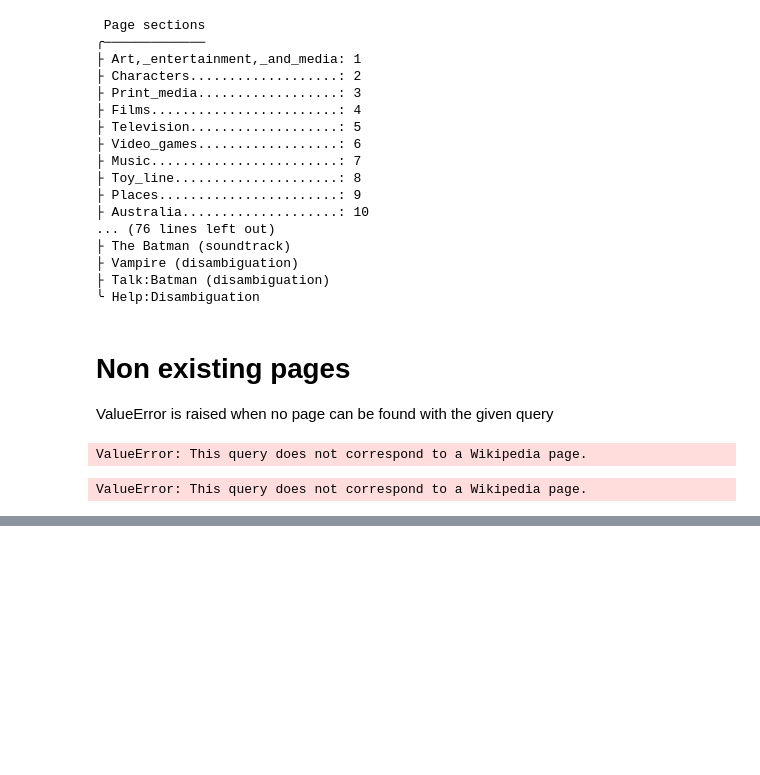
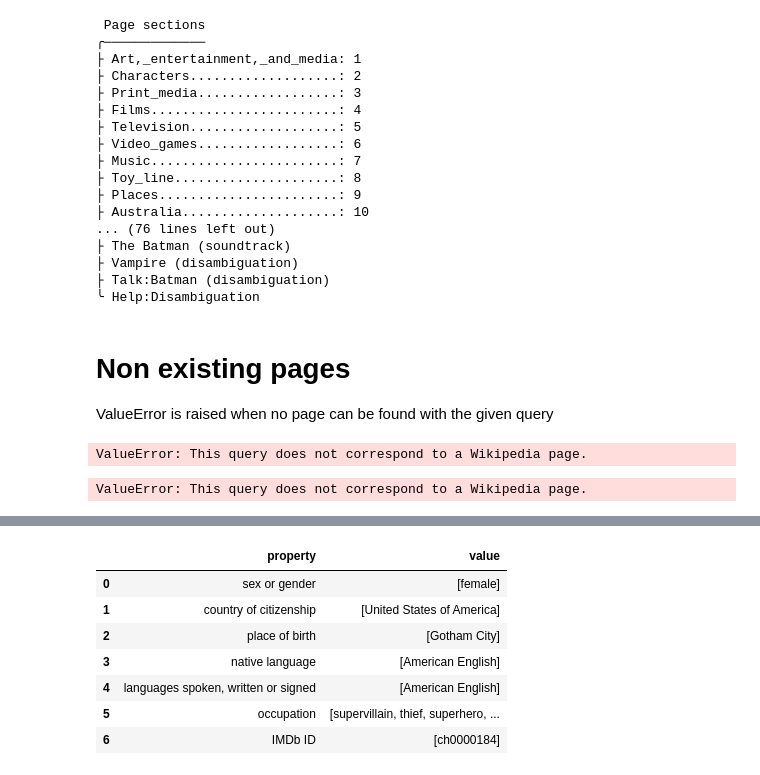
Before and after one commit to dataforgoodfr/bechdelai, a Jupyter notebook: notebooks/wikidata/get_wikidata.ipynb, the cells around one changed output, grey strips where cells are left out. Drawn from its saved outputs; the diff is of its cells as text; code cells hidden in the pictures; blank space fills up the shorter version.

Commit message:
retrieve structured character data from wikidata

```diff
--- a/notebooks/wikidata/get_wikidata.ipynb
+++ b/notebooks/wikidata/get_wikidata.ipynb
@@ -81,0 +87,4 @@ ValueError: This query does not correspond to a Wikipedia page.
+# %%
+# In some cases it might be necessary to choose among the QID related to the query
+query = "Catwoman"
+qids = wiki.get_qid_from_query(query,language="en",verbose=True)
@@ -81,0 +99,5 @@ ValueError: This query does not correspond to a Wikipedia page.
+# %%
+# It is possible to get the wikidata directly from the query. It corresponds to using the first of the related QIDs
+data = wiki.get_json_from_qid(qids[0])
+data = wiki.get_json_from_query(query)
+data
@@ -81,0 +152,12 @@ ValueError: This query does not correspond to a Wikipedia page.
+# %%
+properties = ['P21','P27','P19','P103','P1412','P106','P345']
+wiki.dataframe_from_json(data,properties)
+# %% [output]
+|  | property | value |
+| 0 | sex or gender | [female] |
+| 1 | country of citizenship | [United States of America] |
+| 2 | place of birth | [Gotham City] |
+| 3 | native language | [American English] |
+| 4 | languages spoken, written or signed | [American English] |
+| 5 | occupation | [supervillain, thief, superhero, ... |
+| 6 | IMDb ID | [ch0000184] |
```
Also changed, not shown: parts of 8 cells of this notebook, 1 other file.
